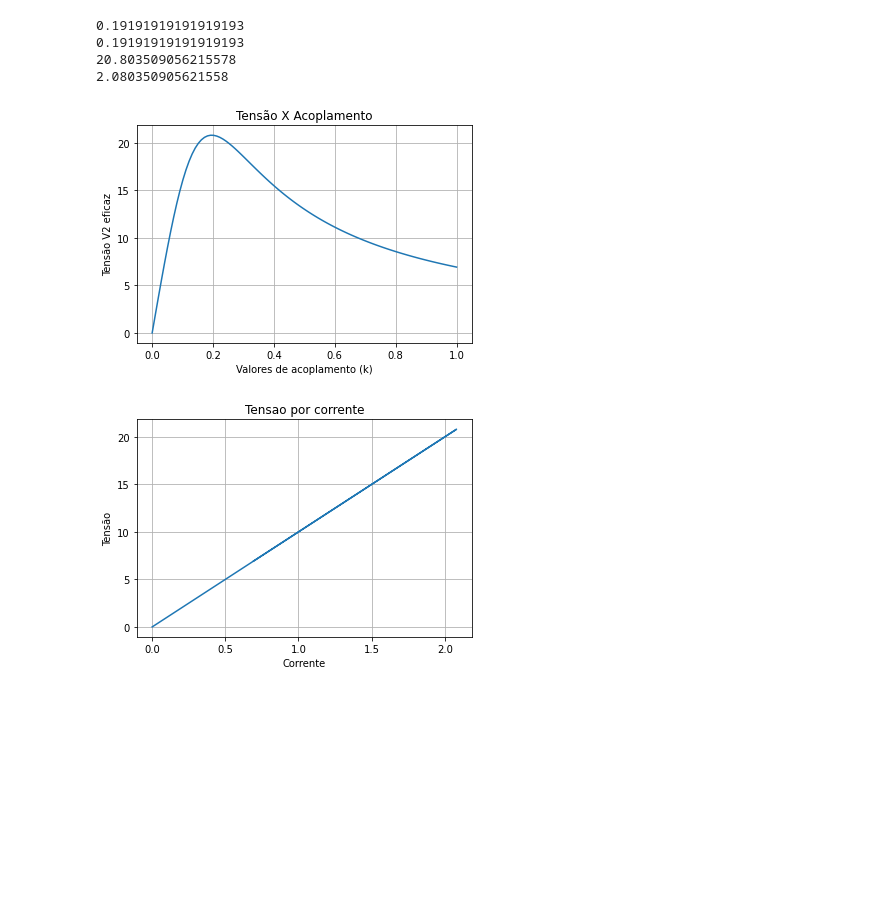
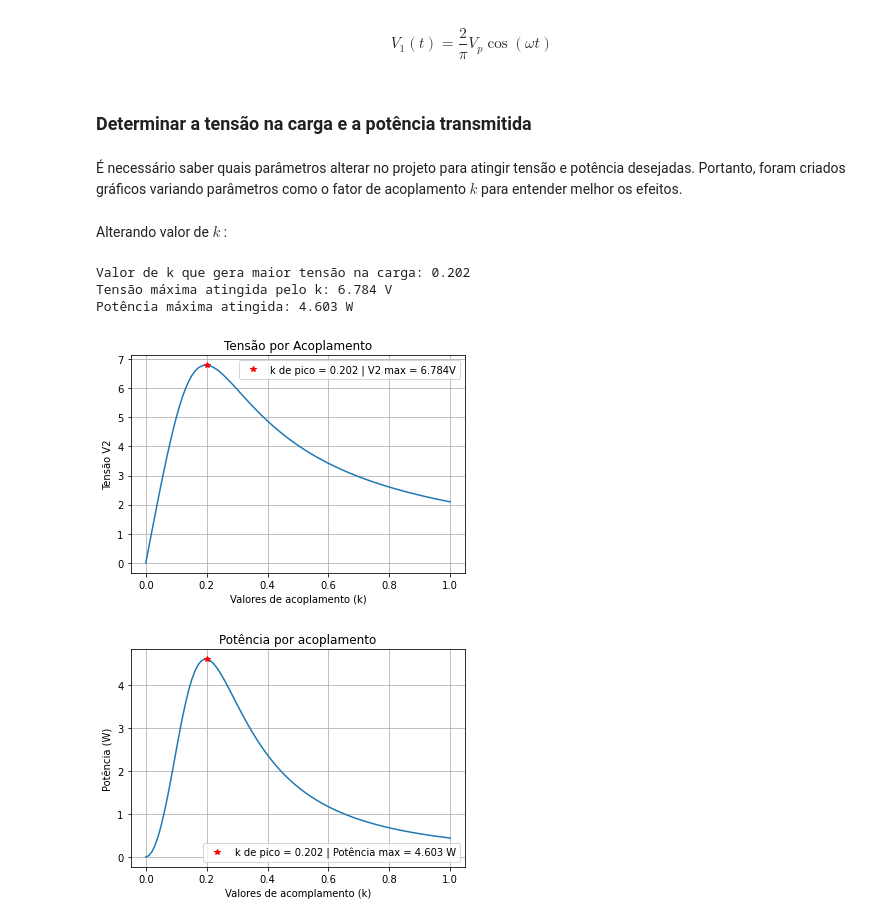
Before and after one commit to Veronica0Lima/Projeto_eletromag, a Jupyter notebook: projeto_wpt.ipynb, the cells around one changed output. Drawn from its saved outputs; the diff is of its cells as text; code cells hidden in the pictures; blank space fills up the shorter version.

```diff
--- a/projeto_wpt.ipynb
+++ b/projeto_wpt.ipynb
@@ -15,5 +43,5 @@ k = 0.1
 # %%
-def CalcularTransformador(v1, Rc, f) -> tuple[complex, complex]:
+def CalcularCorrentes(v1, Rc, f) -> tuple[complex, complex]:
     w = 2*pi*f
     M = sqrt(L1*L2)*k
     XL1 = L1*w*1j
@@ -27,7 +55,3 @@ def CalcularTransformador(v1, Rc, f) -> tuple[complex, complex]:
     V=np.array([v1,0])
     I=np.dot(linalg.inv(Z),V)
     return I[0], I[1]
-
-i1, i2 = CalcularTransformador(50, Rc, f)
-print(f"i1 transformador: {abs(i1)}, {phase(i1)}")
-print(f"i2 transformador: {abs(i2)}, {phase(i2)}")
@@ -130,0 +119,11 @@ k = 0.1
+# %%
+#Declaração das variáveis após a medição real das bobinas
+R1 = 1.315+0.5 # adicionamos meio ohm de resistência por conta dos jumpers do circuito
+R2 = 1.509 +0.5
+Rdc1 = R1
+Rdc2 = R2
+L1 = 365.7e-6
+L2 = 360.2e-6
+C1 = C2 = 150e-9
+Rc = 10
+f = 23000
@@ -131,5 +135,7 @@ k = 0.1
+# %% [markdown]
+$$ V_1(t) = \frac{2}{\pi} V_p \cos(\omega t) $$
 # %%
-def CalcularTransformador(vp, Rc, f, k) -> tuple[complex, complex]:
+def CalcularCorrentes_(vp, Rc, f, k) -> tuple[complex, complex]:
     w = 2*pi*f
     M = sqrt(L1*L2)*k
     XL1 = L1*w*1j
@@ -144,48 +150,52 @@ def CalcularTransformador(vp, Rc, f, k) -> tuple[complex, complex]:
     V=np.array([vp,0])
     I=np.dot(linalg.inv(Z),V)
     return I[0], I[1]
+# %% [markdown]
+### Determinar a tensão na carga e a potência transmitida
+# %% [markdown]
+É necessário saber quais parâmetros alterar no projeto para atingir tensão e potência desejadas. Portanto, foram criados gráficos variando parâmetros como o fator de acoplamento $ k $ para entender melhor os efeitos.
+# %% [markdown]
+Alterando valor de $ k $ :
 # %%
 lista_k = np.linspace(0, 1, 100)
 lista_V2 = []
-lista_correntei4 = []
-v2_max = 0
-k_m = 0
+lista_potencia = []
 for k in lista_k:
     w=2*pi*f
     L1 = L2 =1/(w*w*C1)
     XC1 = XC2 = 1/(C1*1j*w)
-    R1 = Rdc1 + (2*Rdc1/100e3) *f
-    R2 = Rdc2 + (2*Rdc2/100e3) *f
-    i1, i2 = CalcularTransformador(15, Rc, f, k)
+    R1 = Rdc1
+    R2 = Rdc2
+    i1, i2 = CalcularCorrentes_(10, Rc, f, k)
     i4 = ((XC2*i2)/(XC2+Rc))
-    lista_correntei4.append(abs(i4))
     lista_V2.append(abs(Rc*i4))
-    if abs(Rc*i4) > v2_max:
-        v2_max = abs(Rc*i4)
-        k_m = k
+    lista_potencia.append(abs(Rc*i4*i4))
 
 k_max = lista_k[lista_V2.index(max(lista_V2))]
-print(k_max)
-print(k_m)
-print(max(lista_V2))
-print(max(lista_correntei4))
+potencia = max(lista_potencia)
+print(f'Valor de k que gera maior tensão na carga: {k_max:.3f}')
+print(f'Tensão máxima atingida pelo k: {max(lista_V2):.3f} V')
+print(f'Potência máxima atingida: {potencia:.3f} W')
 plt.plot(lista_k, lista_V2)
+plt.plot(k_max, max(lista_V2), '*r', label = f'k de pico = {k_max:.3f} | V2 max = {max(lista_V2):.3f}V')
+plt.legend()
 plt.xlabel("Valores de acoplamento (k)")
-plt.ylabel("Tensão V2 eficaz")
-plt.title("Tensão X Acoplamento")
+plt.ylabel("Tensão V2")
+plt.title("Tensão por Acoplamento")
 plt.grid()
 plt.show()
 
-plt.plot(lista_correntei4, lista_V2)
-plt.xlabel("Corrente")
-plt.ylabel("Tensão")
-plt.title("Tensao por corrente")
+plt.plot(lista_k, lista_potencia)
+plt.plot(k_max, potencia, '*r', label = f'k de pico = {k_max:.3f} | Potência max = {potencia:.3f} W')
+plt.legend()
+plt.xlabel("Valores de acomplamento (k)")
+plt.ylabel("Potência (W)")
+plt.title("Potência por acoplamento")
 plt.grid()
 plt.show()
 # %% [output]
-0.19191919191919193
-0.19191919191919193
-20.803509056215578
-2.080350905621558
+Valor de k que gera maior tensão na carga: 0.202
+Tensão máxima atingida pelo k: 6.784 V
+Potência máxima atingida: 4.603 W
-[figure, old version]
+[figure, new version]
-[figure, old version]
+[figure, new version]
```
Also changed, not shown: parts of 36 cells of this notebook, 2 other files.
